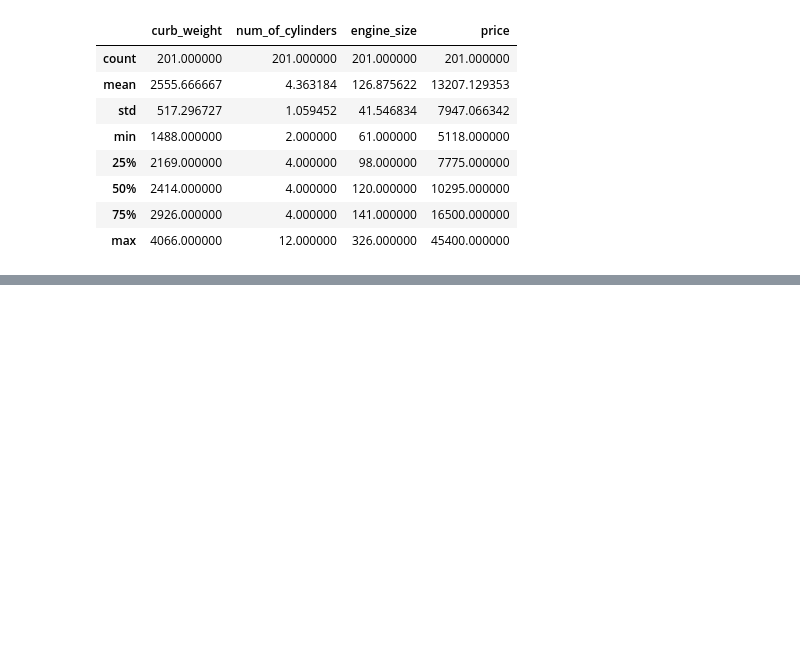
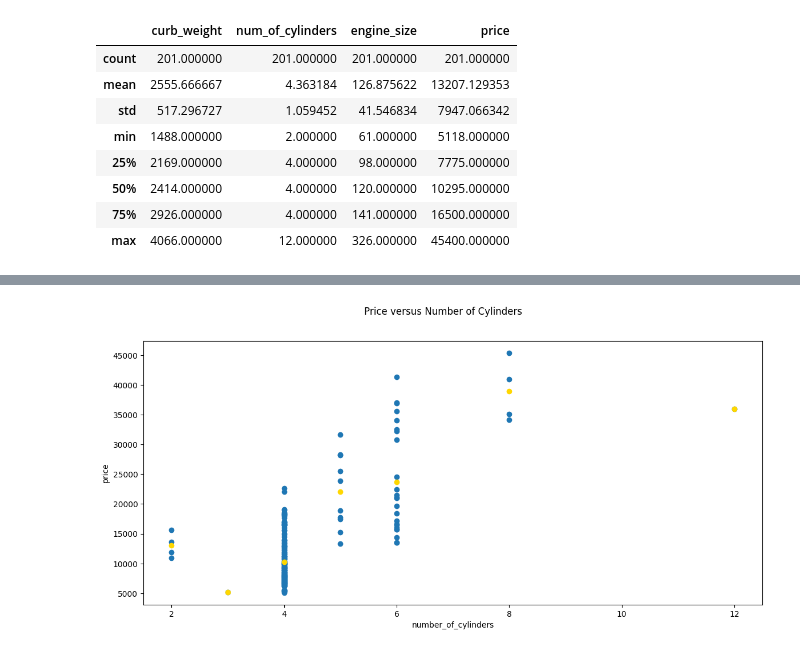
Before and after one commit to stats9/math-and-python, a Jupyter notebook: Quantile_Regression.ipynb, the cells around one changed output, grey strips where cells are left out. Saved outputs shown, nothing was run; the diff lists cells and outputs as text; code cells hidden in the pictures; blank space fills up the shorter version.

```diff
--- a/Quantile_Regression.ipynb
+++ b/Quantile_Regression.ipynb
@@ -147,0 +208,13 @@ array([-1.12028929,  3.43087179,  2.43795022,  5.91065635,  5.63940323,
+# %%
+#Plot price versus num_of_cylinders
+fig = plt.figure(figsize = (14, 6))
+fig.suptitle('Price versus Number of Cylinders')
+plt.xlabel('number_of_cylinders')
+plt.ylabel('price')
+plt.scatter(x=dat['num_of_cylinders'], y=dat['price'])
+num_of_cylinders = np.array(dat.groupby('num_of_cylinders')['num_of_cylinders'].mean())
+conditional_means = np.array(dat.groupby('num_of_cylinders')['price'].mean())
+plt.scatter(x=num_of_cylinders, y=conditional_means, color='gold', marker='o')
+plt.show()
+# %% [output]
+[figure, added]
```
Also changed, not shown: parts of 29 cells of this notebook, 1 other file.
